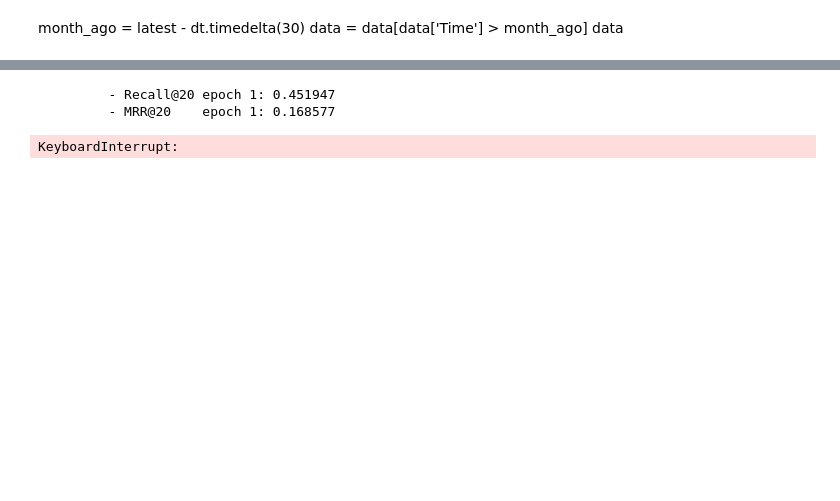
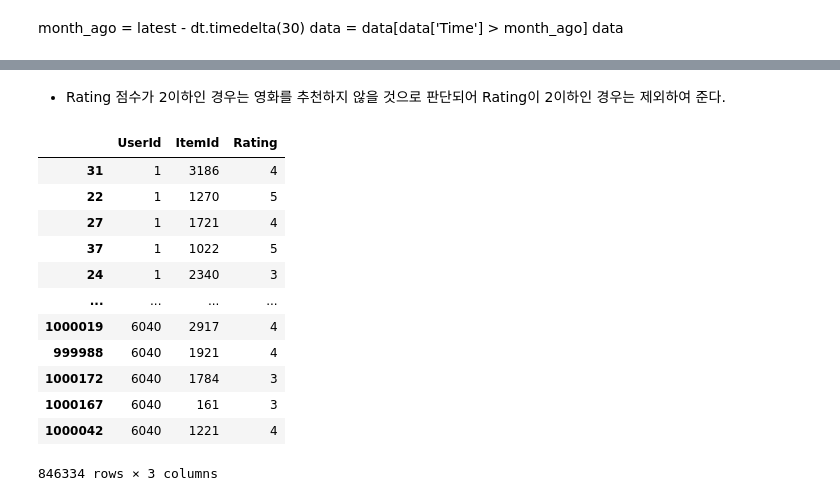
Before and after one commit to benestump/Aiffel, a Jupyter notebook: Exploration/23_recommend_movie/E23_Recommend_movie.ipynb, the cells around one changed output, grey strips where cells are left out. Saved outputs shown, nothing was run; the diff lists cells and outputs as text; code cells hidden in the pictures; blank space fills up the shorter version.

```diff
--- a/Exploration/23_recommend_movie/E23_Recommend_movie.ipynb
+++ b/Exploration/23_recommend_movie/E23_Recommend_movie.ipynb
@@ -108,28 +139,3 @@ print(latest)
 month_ago = latest - dt.timedelta(30)
 data = data[data['Time'] > month_ago]
 data
-# %%
-def cleanse_recursive(data:pd.DataFrame, shortest, least_click) -> pd.DataFrame:
-    while True:
-        before_len = len(data)
-        data = cleanse_short_session(data, shortest)
-        data = cleanse_unpopular_item(data, least_click)
-        after_len = len(data)
-        if before_len == after_len:
-            break
-        return data
-
-def cleanse_short_session(data: pd.DataFrame, shortest):
-    session_len = data.groupby('SessionId').size()
-    session_use = session_len[session_len >= shortest].index
-    data = data[data['SessionId'].isin(session_use)]
-    return data
-
-def cleanse_unpopular_item(data: pd.DataFrame, least_click):
-    item_popular = data.groupby('ItemId').size()
-    item_use = item_popular[item_popular >= least_click].index
-    data = data[data['ItemId'].isin(item_use)]
-    return data
-# %%
-data = cleanse_recursive(data, shortest=2, least_click=5)
-data
@@ -469,6 +141,0 @@ def get_metrics(data, model, args, k: int):  # valid셋과 test셋을 평가하
-# %%
-train_model(model, args)
-# %% [output]
-         - Recall@20 epoch 1: 0.451947
-         - MRR@20    epoch 1: 0.168577
-KeyboardInterrupt:
@@ -481,0 +142,34 @@ test_model(model, args, test)
+# %% [markdown]
+- Rating 점수가 2이하인 경우는 영화를 추천하지 않을 것으로 판단되어 Rating이 2이하인 경우는 제외하여 준다.
+# %%
+def cleanse_recursive(data:pd.DataFrame, lowrate) -> pd.DataFrame:
+    while True:
+        before_len = len(data)
+        data = cleanse_low_rate_session(data, lowrate)
+        after_len = len(data)
+        if before_len == after_len:
+            break
+        return data
+
+def cleanse_low_rate_session(data: pd.DataFrame, lowrate):
+
+    rate_use = data[data['Rating'] > lowrate].index
+    data = data[data['UserId'].isin(rate_use)]
+    return data
+# %%
+data = cleanse_recursive(data, lowrate=2)
+data
+# %% [output]
+|  | UserId | ItemId | Rating |
+| 31 | 1 | 3186 | 4 |
+| 22 | 1 | 1270 | 5 |
+| 27 | 1 | 1721 | 4 |
+| 37 | 1 | 1022 | 5 |
+| 24 | 1 | 2340 | 3 |
+| ... | ... | ... | ... |
+| 1000019 | 6040 | 2917 | 4 |
+| 999988 | 6040 | 1921 | 4 |
+| 1000172 | 6040 | 1784 | 3 |
+| 1000167 | 6040 | 161 | 3 |
+| 1000042 | 6040 | 1221 | 4 |
+846334 rows × 3 columns
```
Also changed, not shown: parts of 62 cells of this notebook.
